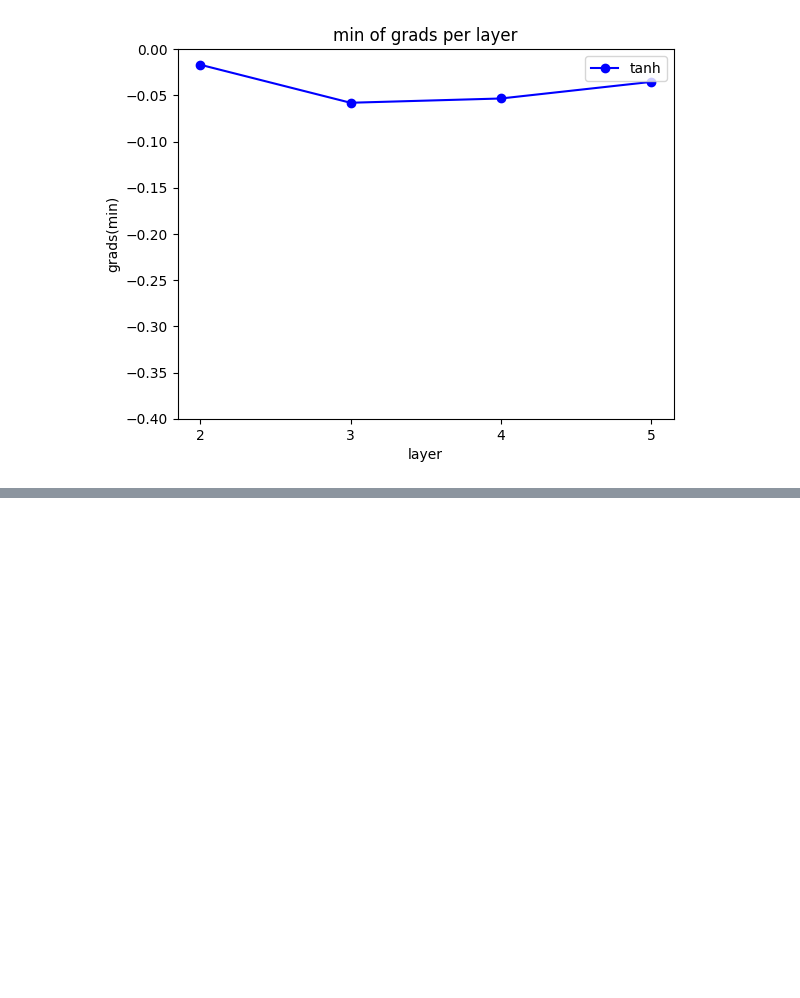
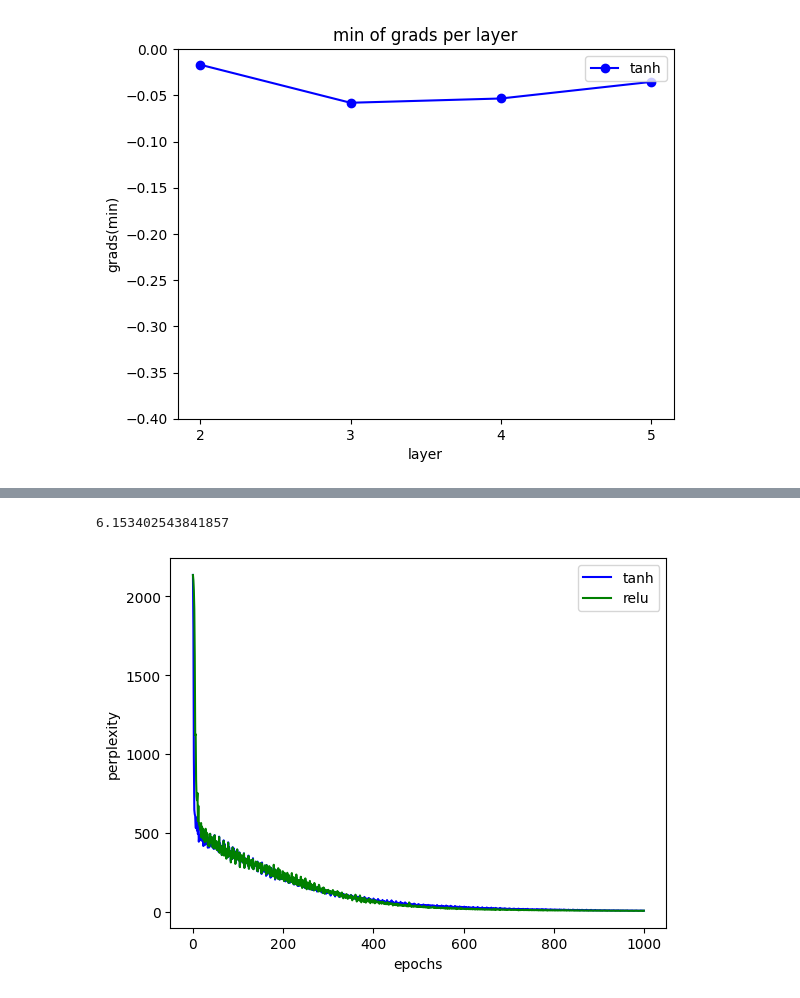
Before and after one commit to Chanmuzi/Deep-Learning-from-Scratch, a Jupyter notebook: 2권/ch05.ipynb, the cells around one changed output, grey strips where cells are left out. Saved outputs shown, nothing was run; the diff lists cells and outputs as text; code cells hidden in the pictures; blank space fills up the shorter version.

```diff
--- a/2권/ch05.ipynb
+++ b/2권/ch05.ipynb
@@ -621,0 +626,17 @@ plt.show()
+# %%
+batch_size = 10
+wordvec_size = 100
+hidden_size = 100
+time_size = 5
+lr = 0.1
+max_epoch = 100
+
+corpus, word_to_id, id_to_word = ptb.load_data('train')
+corpus_size = 10000
+corpus = corpus[:corpus_size] ## id로 되어 있음
+vocab_size = int(max(corpus) + 1) ## id는 인덱스이므로 0부터 시작
+
+xs = corpus[:-1]
+ts = corpus[1:]
+data_size = len(xs)
+print(f"말뭉치 크기: {corpus_size}, 어휘 수: {vocab_size}")
@@ -621,0 +747,15 @@ plt.show()
+# %%
+trainer.ppl_list[-1]
+trainer_relu.ppl_list[-1]
+# %% [output]
+6.153402543841857
+# %%
+x = np.arange(len(trainer.ppl_list))
+plt.plot(x, trainer.ppl_list, label='tanh', color='blue')
+plt.plot(x, trainer_relu.ppl_list, label='relu', color='green')
+plt.xlabel('epochs')
+plt.ylabel('perplexity')
+plt.legend()
+plt.show()
+# %% [output]
+[figure, added]
```
Also changed, not shown: parts of 9 cells of this notebook.
